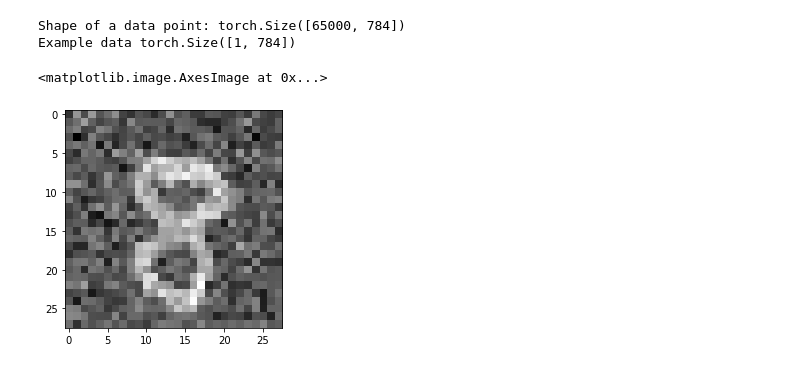
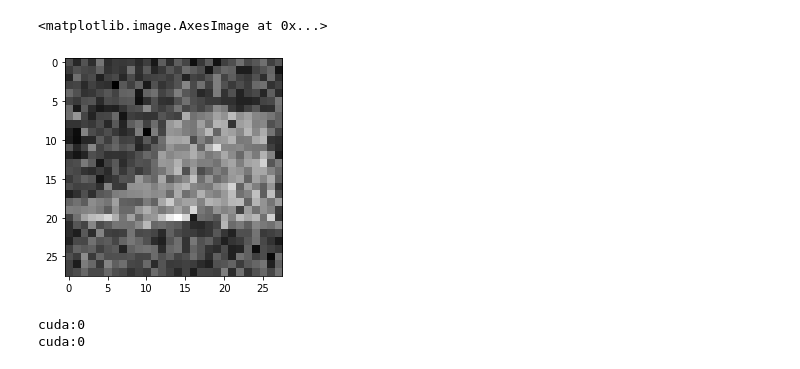
Before and after one commit to dungxibo123/vae, a Jupyter notebook: VAE_reduce_noise/Visualization.ipynb, the cells around one changed output. Cells and saved outputs as stored; diff of their text form; code cells hidden in the pictures.

Commit message:
Test fashion MNIST, add figure for losses

```diff
--- a/VAE_reduce_noise/Visualization.ipynb
+++ b/VAE_reduce_noise/Visualization.ipynb
@@ -97,7 +97,10 @@ from scipy.io import loadmat
 def get_minibatch(x,batch_size,device='cpu'):
     indices = torch.randperm(x.shape[0])[:batch_size]
     return x[indices].reshape(batch_size, -1).to(device)
-def get_data(path,nums=25000):
+
+# This is get_data fc for MNIST handwritten, below is for MNIST Fashion
+"""
+def get_data(path,nums=25000,device='cpu'):
     img_data = scipy.io.loadmat(path)["data"].T / 255.
     img_data = torch.Tensor(img_data)
     img_data = get_minibatch(img_data,nums)
@@ -106,19 +109,37 @@ def get_data(path,nums=25000):
 
     print(f"Shape of a data point: {img_data.shape}")
     print(f"Example data {img_data[0:1].shape}")
-    return img_data
+    break_point = int(0.8*nums)
+    return img_data[:break_point], img_data[:break_point]
+"""
+def get_data(path, nums=25000, device='cpu'):
+    data = np.genfromtxt(path, delimiter=',')
+    data = data[1:,1:] / 255.0
+    data = torch.Tensor(data).to(device)
+    data = get_minibatch(data,nums)
+    return data
 
 def add_noise(data, std=1/10.,device='cpu'):
     distri = torch.normal(torch.zeros(data.shape),torch.ones(data.shape) * std).to(device)
-    return data + distri
+    #print(data.device)
+    return data.to(device) + distri
     #print(distri)
 # %%
-x = get_data("../Data/mnist.mat", nums=65000)
+x = get_data("../Data/fashion.csv", nums=60000)
+
+
+eval_data = get_data("../Data/fashion_eval.csv", nums=10000).to(device)
+eval_data_full = (eval_data, add_noise(eval_data,std=1/4.,device=device))
+
+
 t = add_noise(x,std=1/4.,device=device).cpu().detach().numpy()
 plt.imshow(t[0].reshape(28,28),cmap="gray")
 # %% [output]
-Shape of a data point: torch.Size([65000, 784])
-Example data torch.Size([1, 784])
+<matplotlib.image.AxesImage at 0x...>
-<matplotlib.image.AxesImage at 0x...>
-[figure, old version]
+[figure, new version]
+# %%
+for k in eval_data_full: print(k.device)
+# %% [output]
+cuda:0
+cuda:0
 # %%
```
Also changed, not shown: parts of 5 cells of this notebook, 1 other file.
